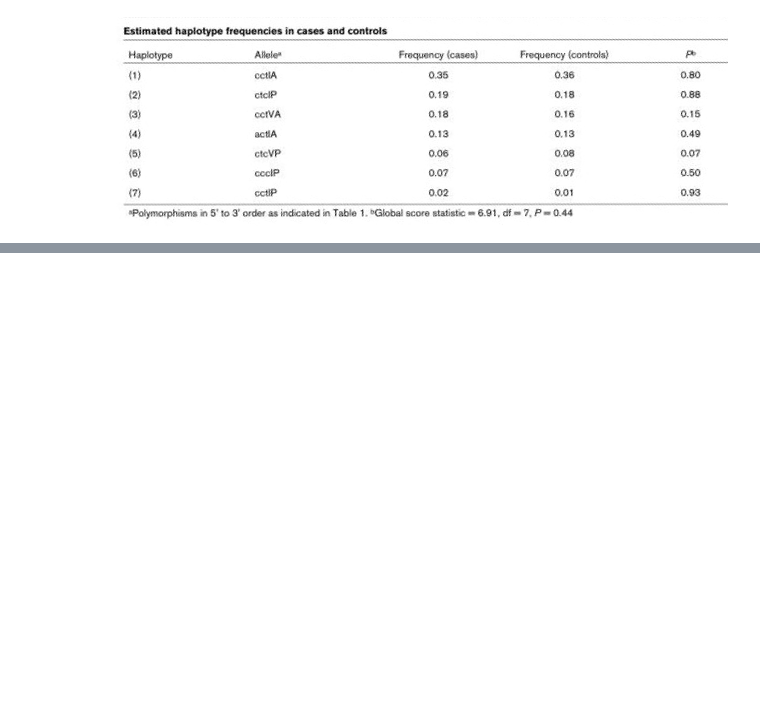
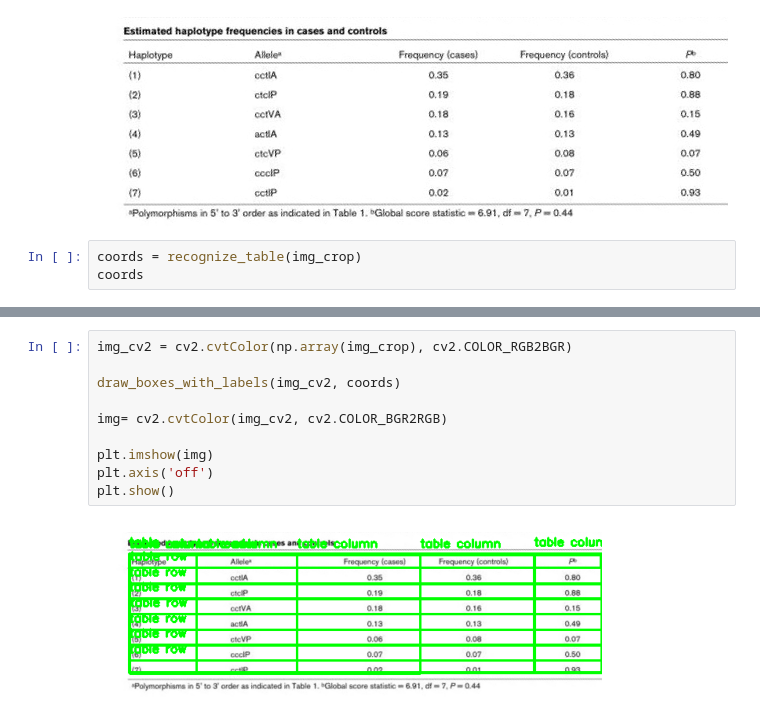
Before and after one commit to sreesankar711/TabDetExt, a Jupyter notebook: backend-visualizer.ipynb, the cells around one changed output, grey strips where cells are left out. Saved outputs shown, nothing was run; the diff lists cells and outputs as text; blank space fills up the shorter version.

```diff
--- a/doc.ipynb
+++ b/backend-visualizer.ipynb
@@ -132,3 +201,6 @@ img_crop = rotated.crop(coordinates_lis[1])
 img_crop
 # %% [output]
 [figure]
+# %%
+coords = recognize_table(img_crop)
+coords
@@ -134,0 +225,12 @@ img_crop
+# %%
+img_cv2 = cv2.cvtColor(np.array(img_crop), cv2.COLOR_RGB2BGR)
+
+draw_boxes_with_labels(img_cv2, coords)
+
+img= cv2.cvtColor(img_cv2, cv2.COLOR_BGR2RGB)
+
+plt.imshow(img)
+plt.axis('off')
+plt.show()
+# %% [output]
+[figure, added]
```
Also changed, not shown: parts of 6 cells of this notebook.
